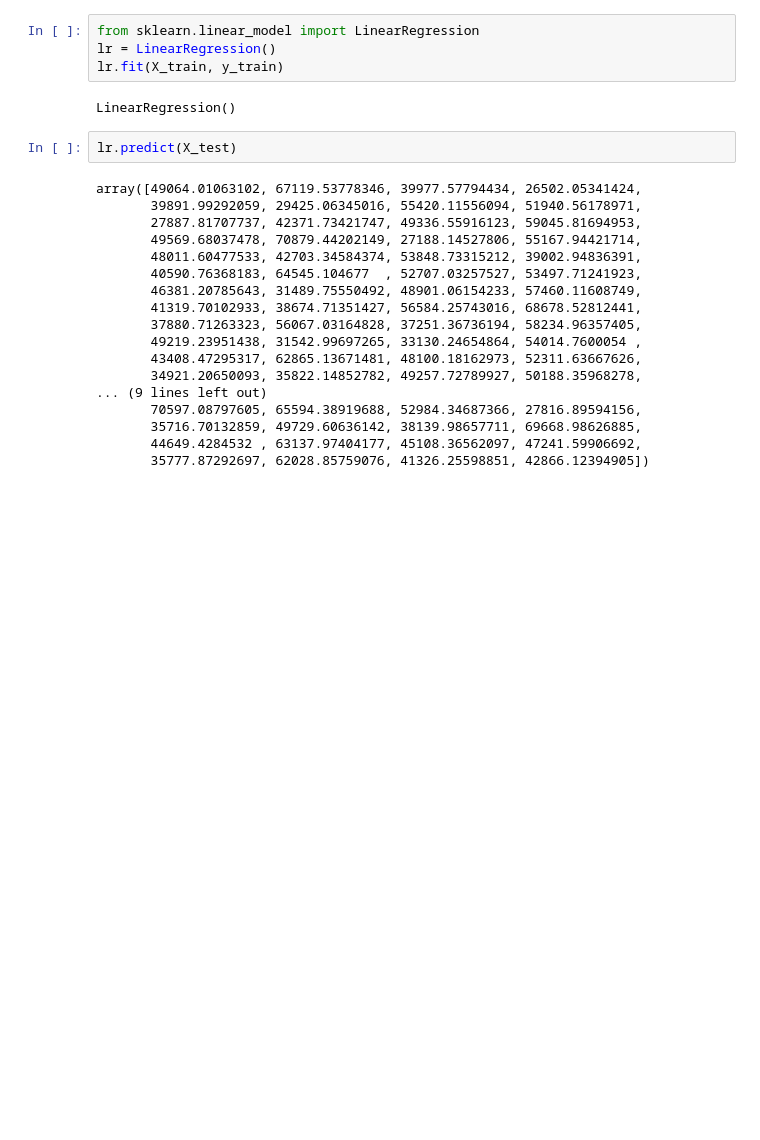
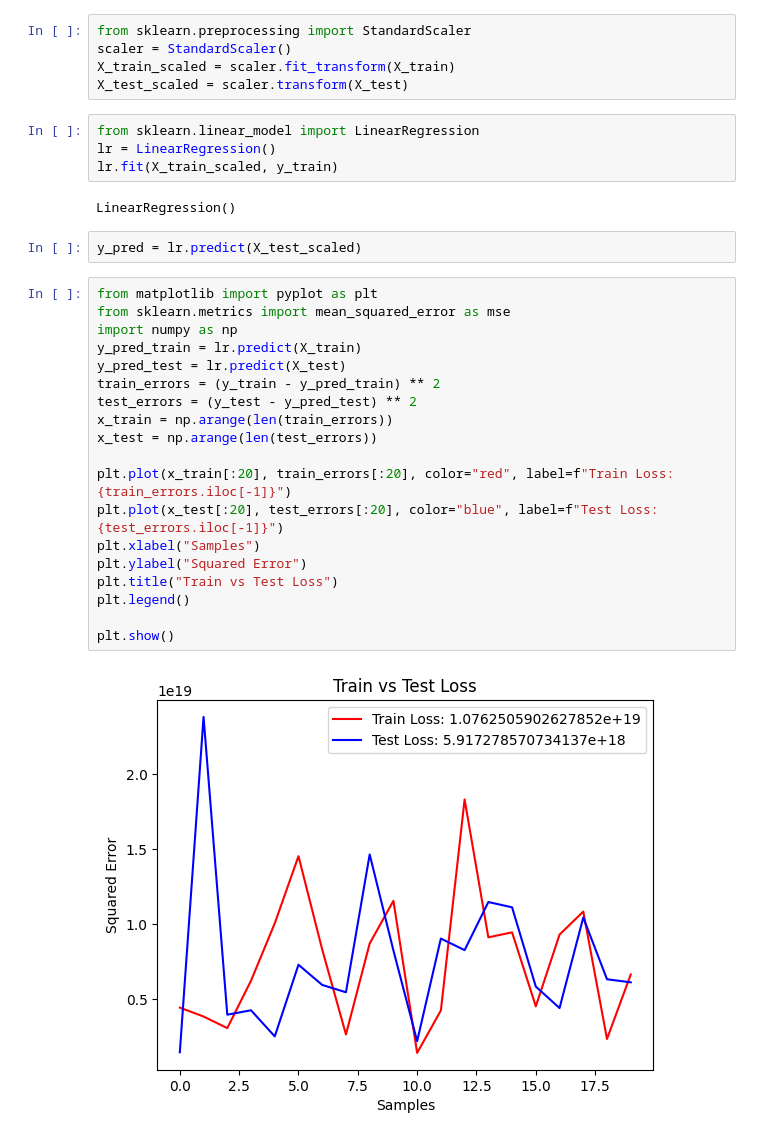
Before and after one commit to darcangeloo/How-Machines-Learn-Made-Simple-, a Jupyter notebook: 2) Linear Regression Real-World/linear_model.ipynb, the cells around one changed output. Saved outputs shown, nothing was run; the diff lists cells and outputs as text; blank space fills up the shorter version.

```diff
--- a/2) Linear Regression Real-World/linear_model.ipynb
+++ b/2) Linear Regression Real-World/linear_model.ipynb
@@ -37,29 +37,37 @@ X.head()
 from sklearn.model_selection import train_test_split
 
 X_train, X_test, y_train, y_test = train_test_split(X, y, test_size=0.2)
+# %%
+from sklearn.preprocessing import StandardScaler
+scaler = StandardScaler()
+X_train_scaled = scaler.fit_transform(X_train)
+X_test_scaled = scaler.transform(X_test)
 # %%
 from sklearn.linear_model import LinearRegression
 lr = LinearRegression()
-lr.fit(X_train, y_train)
+lr.fit(X_train_scaled, y_train)
 # %% [output]
 LinearRegression()
 # %%
-lr.predict(X_test)
+y_pred = lr.predict(X_test_scaled)
-# %% [output]
-array([49064.01063102, 67119.53778346, 39977.57794434, 26502.05341424,
-       39891.99292059, 29425.06345016, 55420.11556094, 51940.56178971,
-       27887.81707737, 42371.73421747, 49336.55916123, 59045.81694953,
-       49569.68037478, 70879.44202149, 27188.14527806, 55167.94421714,
-       48011.60477533, 42703.34584374, 53848.73315212, 39002.94836391,
-       40590.76368183, 64545.104677  , 52707.03257527, 53497.71241923,
-       46381.20785643, 31489.75550492, 48901.06154233, 57460.11608749,
-       41319.70102933, 38674.71351427, 56584.25743016, 68678.52812441,
-       37880.71263323, 56067.03164828, 37251.36736194, 58234.96357405,
-       49219.23951438, 31542.99697265, 33130.24654864, 54014.7600054 ,
-       43408.47295317, 62865.13671481, 48100.18162973, 52311.63667626,
-       34921.20650093, 35822.14852782, 49257.72789927, 50188.35968278,
-... (9 lines left out)
-       70597.08797605, 65594.38919688, 52984.34687366, 27816.89594156,
-       35716.70132859, 49729.60636142, 38139.98657711, 69668.98626885,
-       44649.4284532 , 63137.97404177, 45108.36562097, 47241.59906692,
-       35777.87292697, 62028.85759076, 41326.25598851, 42866.12394905])
+# %%
+from matplotlib import pyplot as plt
+from sklearn.metrics import mean_squared_error as mse
+import numpy as np
+y_pred_train = lr.predict(X_train)
+y_pred_test = lr.predict(X_test)
+train_errors = (y_train - y_pred_train) ** 2
+test_errors = (y_test - y_pred_test) ** 2
+x_train = np.arange(len(train_errors))
+x_test = np.arange(len(test_errors))
+
+plt.plot(x_train[:20], train_errors[:20], color="red", label=f"Train Loss: {train_errors.iloc[-1]}")
+plt.plot(x_test[:20], test_errors[:20], color="blue", label=f"Test Loss: {test_errors.iloc[-1]}")
+plt.xlabel("Samples")
+plt.ylabel("Squared Error")
+plt.title("Train vs Test Loss")
+plt.legend()
+
+plt.show()
+# %% [output]
+[figure, added]
```
Also changed, not shown: 2 other files.
